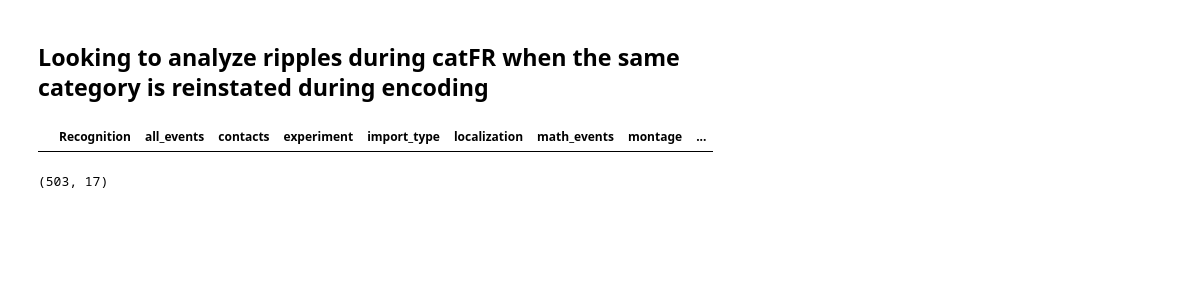
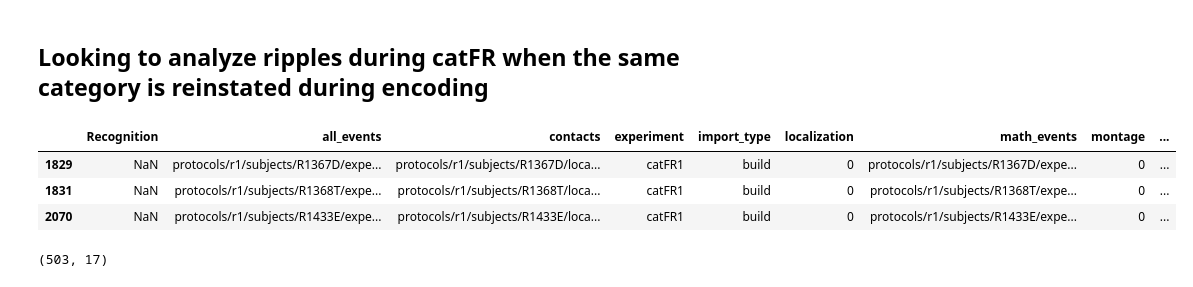
Before and after one commit to jjsakon/SWR, a Jupyter notebook: code/SWRanalysisClustering-encodingLoad.ipynb, the cells around one changed output. Drawn from its saved outputs; the diff is of its cells as text; code cells hidden in the pictures; blank space fills up the shorter version.

```diff
--- a/code/SWRanalysisClustering-encodingLoad.ipynb
+++ b/code/SWRanalysisClustering-encodingLoad.ipynb
@@ -35,34 +35,37 @@ subs = ['R1010J'] #'R1385E'] # ['R1065J'] #
 # subs = subs+['R1001P','R1092J','R1151E','R1320D'] # additional subs with issues that I resolved with various RR and corr thresholds
 # subs = ['R1112M','R1018P','R1020J','R1022J','R1023J','R1026D','R1027J'] # 7 with entorhinal
 # subs = ['R1010J','R1112M'] # original 2 # R1108J beatiful catFR1 data; R1065J magical subject (like with FR1)
 # subs = ['R1112M','R1163T'] # subjects with FR1 and catFR1. SRs of 1000 and 500 tho
 # subs = ['R1151E'] # all channels X sessions get removed but 3 after 60/180 hz line removal
 # these should all be worked out now. See SWR FR1 problem sessions PPT on Box for details of each
 # subs = ['R1299T','R1332M','R1397D','R1349T','R1339D','R1337E','R1275D','R1151E','R1123C','R1120E','R1045E'] # final surrounding_recall problem subs after looking at huge raster!
 # subs = ['R1308T','R1338T','R1358T'] # these guys had weird SRs and some loading problems when I went to whole_retrieval analysis...fixed with rounding
 # subs = ['R1023J','R1101T','R1148P','R1368T','R1323T','R1334T'] # single session subs with memory allocation errors in ClusterRun
 # subs = ['R1006P','R1010J','R1030J','R1032D','R1049J','R1051J','R1052E','R1054J','R1093J','R1098D','R1104D','R1108J','R1111M',
 #         'R1115T','R1118N','R1124J','R1207J','R1230J','R1316T','R1329T','R1323T','R1337E','R1367D'] # subs that didn't load on 2020-07-04 encoding run
 # subs = ['R1368T','R1461T','R1463E'] # subs with particularly low localization.pair matches in pairs...see Excel in loading info on Box for details
-# subs = ['R1433E','R1355T','R1367D','R1368T'] # subs with "ca3" or "dg"
+subs = ['R1433E','R1355T','R1367D','R1368T'] # subs with "ca3" or "dg"
 # subs = ['R1001P'] # subject with over 8000 FR1 trials X electrodes
 # bad_subs = ['R1433E','R1051J'] # no electrode cats
 # subs = ['R1379E','R1385E','R1387E','R1394E','R1402E'] # partial beep subs
 # subs = ['R1379E','R1402E','R1396T','R1395M','R1415T','R1389J','R1404E']  # test subs for eeg offset correction
 # subs = ['R1054J','R1345D','R1048E','R1328E','R1308T', # first 2 are sr ≥ 1000. 3rd is 500 Hz.
 #         'R1137E','R1136N','R1094T','R1122E','R1385E', # nice example FR1 subs used in Fig. 2
 #         'R1405E','R1486J','R1501J'] # adding in 3 catFR only patients that will go into Fig. 4
 # subs = ['R1120E','R1349T','R1397D','R1332M','R1299T'] # FR1 patients with electrode search ranges limited per SWR problem sessions doc on Box
 # subs = ['R1269E','R1328E','R1367D','R1397D','R1405E','R1405E','R1447M','R1469D'] # catFR1 patients with electrode search changes limited
 # subs = ['R1345D']
 
 sub_df = df[(df.subject.isin(subs))  & (df.experiment == exp)] # all sessions for subs
 # sub_df = df[(df.subject.isin(subs))  & (df.experiment == exp) & (df.session==1)] # single session
 # sub_df = df[(df.experiment == exp) & (df.session == 0)] # all FR subs
 # sub_df = sub_df[5:]
 sub_df
 # %% [output]
 |  | Recognition | all_events | contacts | experiment | import_type | localization | math_events | montage | ... |
+| 1829 | NaN | protocols/r1/subjects/R1367D/expe... | protocols/r1/subjects/R1367D/loca... | catFR1 | build | 0 | protocols/r1/subjects/R1367D/expe... | 0 | ... |
+| 1831 | NaN | protocols/r1/subjects/R1368T/expe... | protocols/r1/subjects/R1368T/loca... | catFR1 | build | 0 | protocols/r1/subjects/R1368T/expe... | 0 | ... |
+| 2070 | NaN | protocols/r1/subjects/R1433E/expe... | protocols/r1/subjects/R1433E/loca... | catFR1 | build | 0 | protocols/r1/subjects/R1433E/expe... | 0 | ... |
 # %%
 # 575 FR sessions. first 18 of don't load so skip those
 exp_df = df[df.experiment==exp]
```
Also changed, not shown: parts of 12 cells of this notebook, 2 other files.
